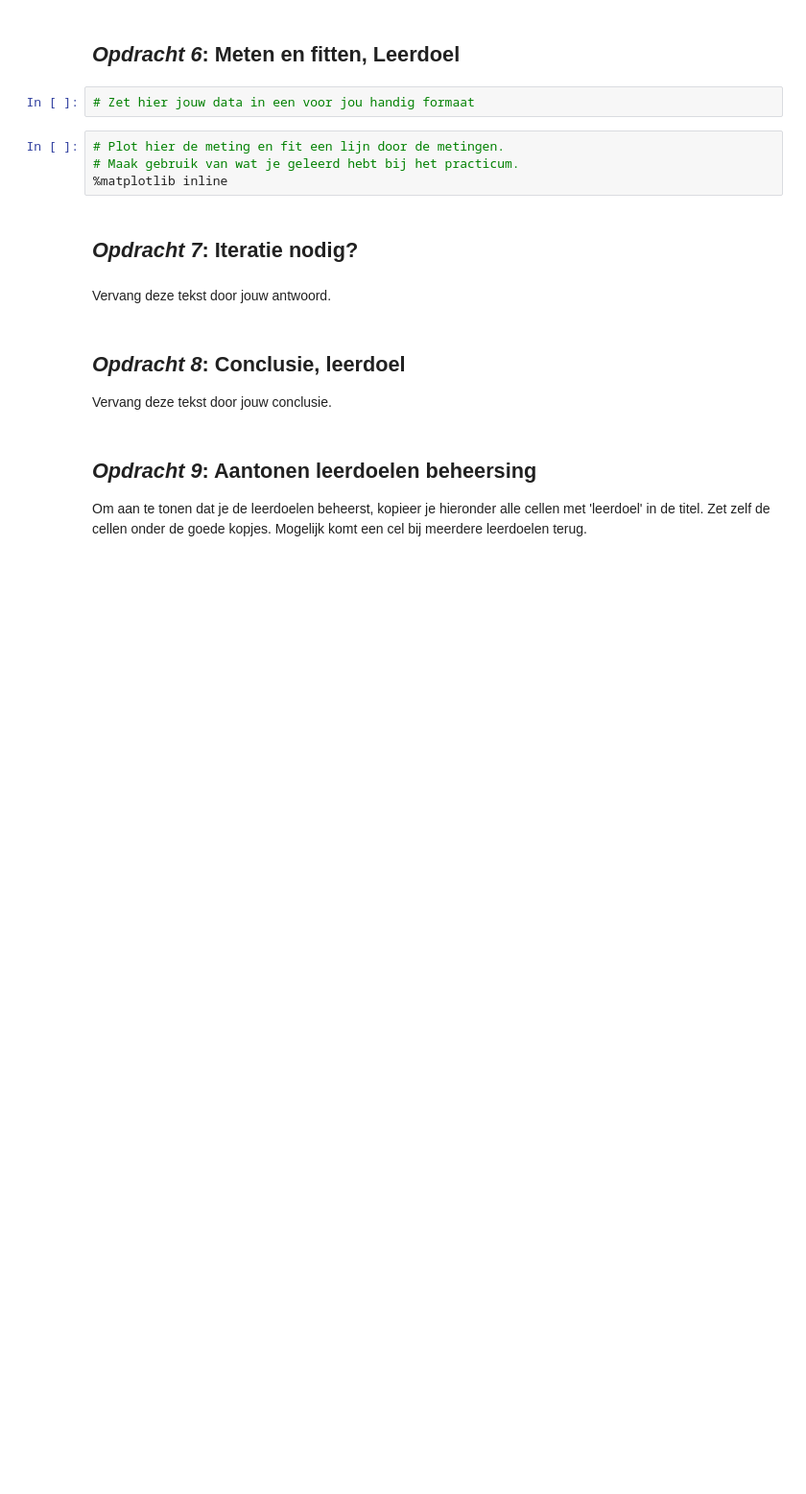
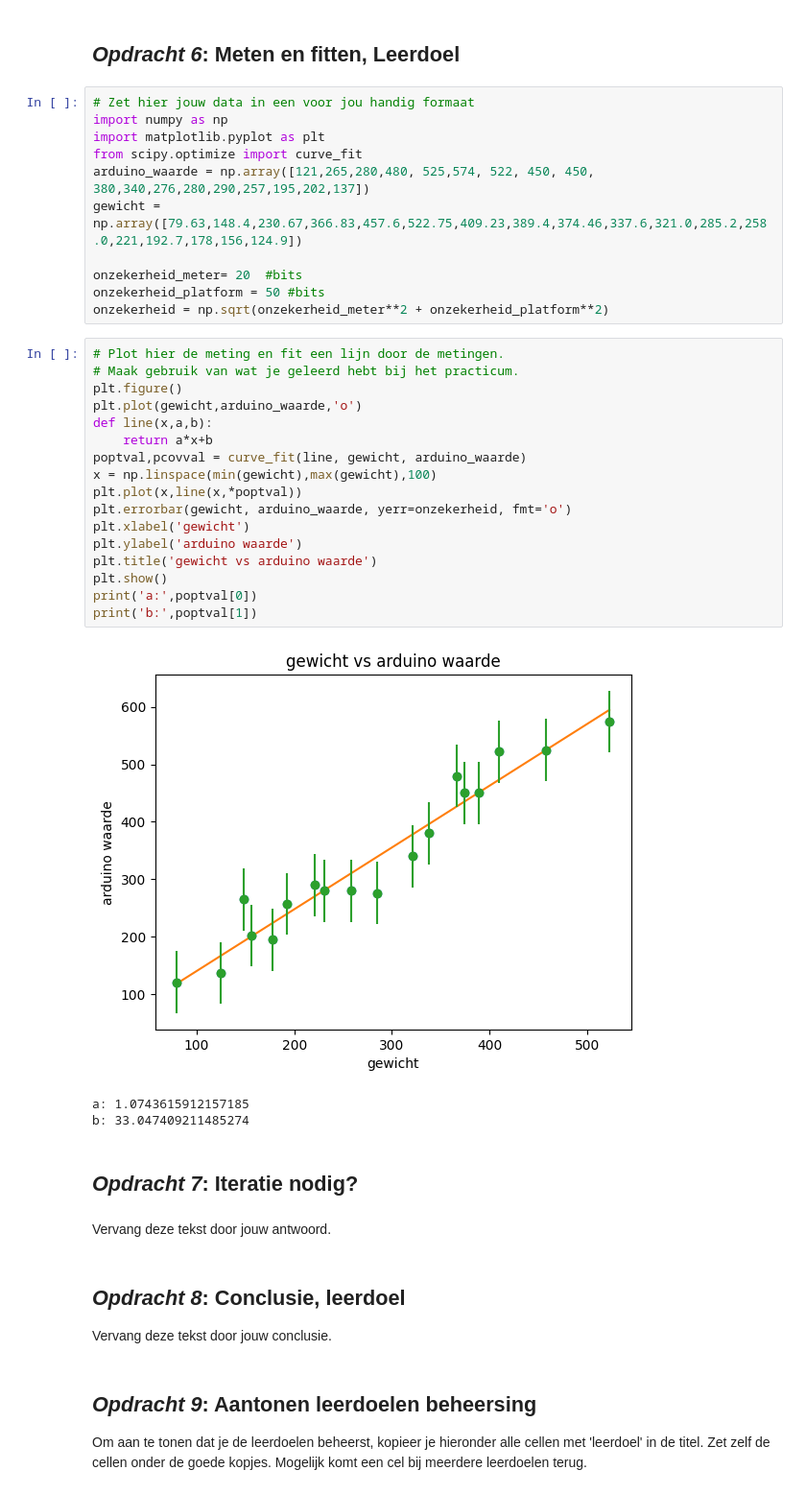
Before and after one commit to korne-Hoendervangers/opdrachten-DEF-D-KorneHoendervangers, a Jupyter notebook: FysiekeOntwerpopdrachten/1KalibreerEenSensorDigitaalAnaloog/DEFOntwerpopdracht1KalibreerEenSensorInvulTemplate.ipynb, the cells around one changed output. Shown at 96% size. Saved outputs shown, nothing was run; the diff lists cells and outputs as text; blank space fills up the shorter version.

```diff
--- a/FysiekeOntwerpopdrachten/1KalibreerEenSensorDigitaalAnaloog/DEFOntwerpopdracht1KalibreerEenSensorInvulTemplate.ipynb
+++ b/FysiekeOntwerpopdrachten/1KalibreerEenSensorDigitaalAnaloog/DEFOntwerpopdracht1KalibreerEenSensorInvulTemplate.ipynb
@@ -58,12 +77,38 @@ Licht kort toe wat er in de foto te zien is.
  ![Alt](TU_P2_rgb.png "meetopstelling student")
 # %% [markdown]
 ## *Opdracht 6*: Meten en fitten, Leerdoel
-# %%
-# Zet hier jouw data in een voor jou handig formaat
-# %%
-# Plot hier de meting en fit een lijn door de metingen.
-# Maak gebruik van wat je geleerd hebt bij het practicum.
-%matplotlib inline
+# %%
+# Zet hier jouw data in een voor jou handig formaat
+import numpy as np
+import matplotlib.pyplot as plt
+from scipy.optimize import curve_fit
+arduino_waarde = np.array([121,265,280,480, 525,574, 522, 450, 450, 380,340,276,280,290,257,195,202,137])
+gewicht = np.array([79.63,148.4,230.67,366.83,457.6,522.75,409.23,389.4,374.46,337.6,321.0,285.2,258.0,221,192.7,178,156,124.9])
+
+onzekerheid_meter= 20  #bits
+onzekerheid_platform = 50 #bits
+onzekerheid = np.sqrt(onzekerheid_meter**2 + onzekerheid_platform**2)
+# %%
+# Plot hier de meting en fit een lijn door de metingen.
+# Maak gebruik van wat je geleerd hebt bij het practicum.
+plt.figure()
+plt.plot(gewicht,arduino_waarde,'o')
+def line(x,a,b):
+    return a*x+b
+poptval,pcovval = curve_fit(line, gewicht, arduino_waarde)
+x = np.linspace(min(gewicht),max(gewicht),100)
+plt.plot(x,line(x,*poptval))
+plt.errorbar(gewicht, arduino_waarde, yerr=onzekerheid, fmt='o')
+plt.xlabel('gewicht')
+plt.ylabel('arduino waarde')
+plt.title('gewicht vs arduino waarde')
+plt.show()
+print('a:',poptval[0])
+print('b:',poptval[1])
+# %% [output]
+[figure, added]
+a: 1.0743615912157185
+b: 33.047409211485274
 # %% [markdown]
 ## *Opdracht 7*: Iteratie nodig?
 # %% [markdown]
```
Also changed, not shown: parts of 4 cells of this notebook, 5 other files.
